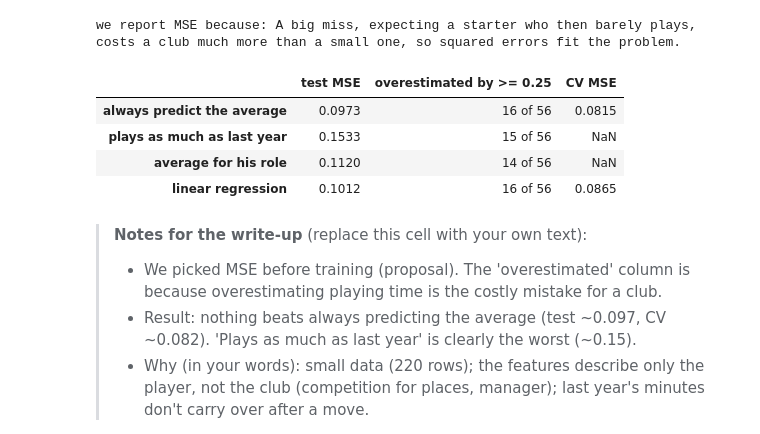
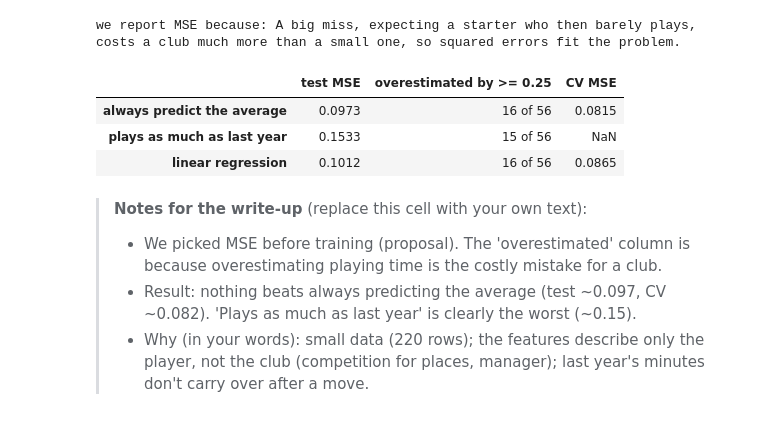
Before and after one commit to msuleiman28/Deep-Learning-Scouting, a Jupyter notebook: handin/milestone1/milestone1.ipynb, the cells around one changed output. Drawn from its saved outputs; the diff is of its cells as text; code cells hidden in the pictures.

```diff
--- a/notebooks/04_milestone1.ipynb
+++ b/handin/milestone1/milestone1.ipynb
@@ -37,29 +10,21 @@ PosixPath('/home/slage/Coding/Deep Learning/Project/Deep-Learning-Scouting/data/
 import numpy as np
 import pandas as pd
 import matplotlib.pyplot as plt
+from pathlib import Path
 from sklearn.model_selection import train_test_split, RepeatedKFold, cross_val_score
 from sklearn.pipeline import make_pipeline
 from sklearn.compose import make_column_transformer
 from sklearn.impute import SimpleImputer
 from sklearn.preprocessing import StandardScaler, OneHotEncoder
 from sklearn.linear_model import LinearRegression, SGDRegressor
-from sklearn.metrics import mean_squared_error
+from sklearn.cluster import KMeans
+from sklearn.metrics import mean_squared_error, silhouette_score, adjusted_rand_score
 
-from src.pipelines import build_transfers
-from src.features import player_roles
-
-DATA = ROOT / "data/processed"
-if not (DATA / "transfers_joined.csv").exists() or not (DATA / "transfer_funnel.csv").exists():
-    build_transfers.main()   # matching + label + funnel, ~1 min the first time
-
-data = pd.read_csv(DATA / "transfers_joined.csv", parse_dates=["transfer_date"])
-split = pd.read_csv(DATA / "split.csv", parse_dates=["transfer_date"])
-funnel = pd.read_csv(DATA / "transfer_funnel.csv")
-link = pd.read_csv(DATA / "wyscout_tm_link.csv")
-players = build_transfers.load_player_features()
-
-roles = player_roles.assign_roles(players, player_roles.K_BY_POSITION, player_roles.ROLE_ANCHORS)
-data = data.merge(roles[["wy_id", "role"]], on="wy_id", how="left")
+DATA = Path("data")
+data = pd.read_csv(DATA / "transfers.csv", parse_dates=["transfer_date"])
+players = pd.read_csv(DATA / "player_features.csv")
+funnel = pd.read_csv(DATA / "funnel.csv")
+SEED = 42
 # %% [markdown]
 ## 1 · The data
 # %%
@@ -161,13 +124,11 @@ def linreg(num):
     return make_pipeline(prep, LinearRegression())
 
 # the mistake: market value ONE YEAR AFTER the transfer instead of at the transfer
-vals = pd.read_csv(ROOT / "data/raw/transfermarkt/player_valuations.csv.gz", parse_dates=["date"]).sort_values("date")
-later = data[["player_id"]].assign(date=data.transfer_date + pd.Timedelta(days=365)).reset_index().sort_values("date")
-later = pd.merge_asof(later, vals[["player_id", "date", "market_value_in_eur"]], on="date", by="player_id")
-data["log_mv_later"] = np.log1p(later.set_index("index").market_value_in_eur)
+later = pd.read_csv(DATA / "market_value_one_year_later.csv")
+data = data.merge(later, on="player_id", how="left")
 train, test = data.loc[train.index], data.loc[test.index]
 
-leaky = [c if c != "log_mv" else "log_mv_later" for c in NUM]
+leaky = [c if c != "log_mv" else "log_mv_1y_after" for c in NUM]
 for name, num in [("value at the transfer", NUM), ("value one year later (leak)", leaky)]:
     m = linreg(num).fit(train[num + CAT], train.y)
     print(f"{name:30s} test MSE {mean_squared_error(test.y, m.predict(test[num + CAT])):.4f}")
@@ -208,28 +169,26 @@ we report MSE because: A big miss, expecting a starter who then barely plays, co
 # %%
 mean_y = train.y.mean()
 preds = {
     "always predict the average":  np.full(len(test), mean_y),
     "plays as much as last year":  test.prev_share_tm.fillna(mean_y).clip(0, 1),
-    "average for his role":        test.role.map(train.groupby("role").y.mean()).fillna(mean_y),
     "linear regression":           model.predict(test[NUM + CAT]),
 }
 table = pd.DataFrame({
     "test MSE": {k: mean_squared_error(test.y, p) for k, p in preds.items()},
     "overestimated by >= 0.25": {k: f"{(p - test.y >= 0.25).sum()} of {len(test)}" for k, p in preds.items()},
 })
 
 # cross-validation on the training rows, for the two models that need fitting
-cv = RepeatedKFold(n_splits=5, n_repeats=10, random_state=42)
+cv = RepeatedKFold(n_splits=5, n_repeats=10, random_state=SEED)
 cv_lr = -cross_val_score(linreg(NUM), train[NUM + CAT], train.y, cv=cv, scoring="neg_mean_squared_error")
 cv_mean = [mean_squared_error(train.y.iloc[va], np.full(len(va), train.y.iloc[tr].mean()))
            for tr, va in cv.split(train)]
 table["CV MSE"] = pd.Series({"always predict the average": np.mean(cv_mean), "linear regression": cv_lr.mean()})
 table.round(4)
 # %% [output]
 |  | test MSE | overestimated by >= 0.25 | CV MSE |
 | always predict the average | 0.0973 | 16 of 56 | 0.0815 |
 | plays as much as last year | 0.1533 | 15 of 56 | NaN |
-| average for his role | 0.1120 | 14 of 56 | NaN |
 | linear regression | 0.1012 | 16 of 56 | 0.0865 |
 # %% [markdown]
 > **Notes for the write-up** (replace this cell with your own text):
```
Also changed, not shown: parts of 17 cells of this notebook, 4 other files.
